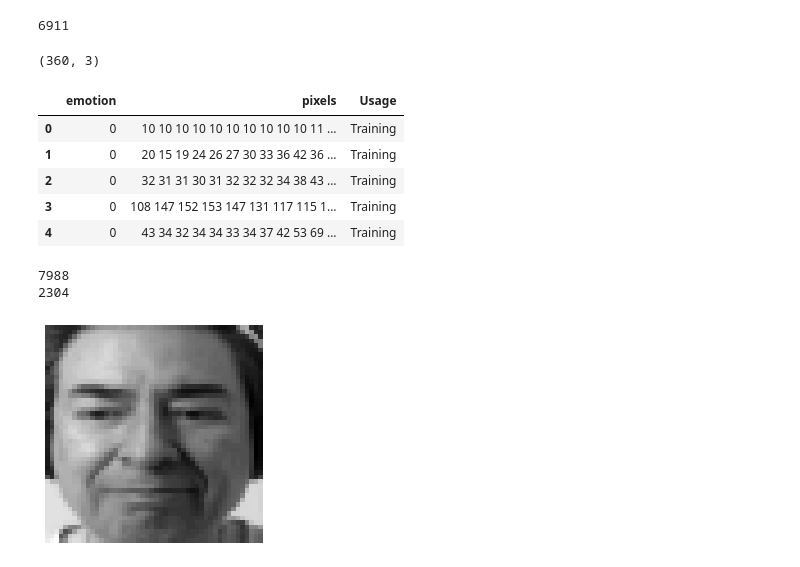
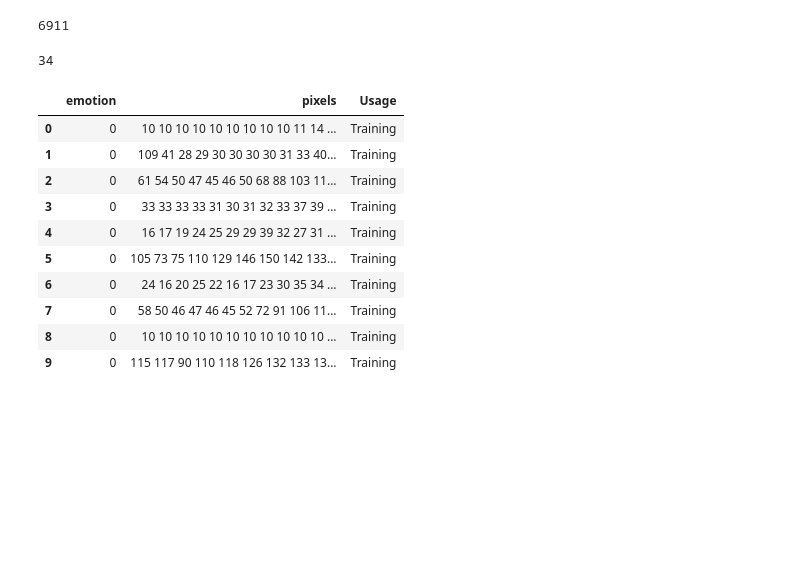
Before and after one commit to chacoff/EmotionsDetector, a Jupyter notebook: Dataset_Addon.ipynb, the cells around one changed output. Drawn from its saved outputs; the diff is of its cells as text; code cells hidden in the pictures; blank space fills up the shorter version.

```diff
--- a/Dataset_Addon.ipynb
+++ b/Dataset_Addon.ipynb
@@ -53,7 +53,7 @@ modelPath = os.path.join('models', 'res10_300x300_ssd_iter_140000.caffemodel')
 detector = cv2.dnn.readNetFromCaffe(protoPath, modelPath)
 threshold = 0.45  # to filter out week face detections
 px_filter = 15  # size filter to ensure a sufficiently large face
-divider = 100  # every 100 fps (iterations) we save and c comes back to zero and then to start the counting again
+divider = 1000  # every 100 fps (iterations) we save and c comes back to zero and then to start the counting again
 # %%
 VID = os.path.join('media', 'recording.avi')
 webcam = cv2.VideoCapture(VID)
@@ -71,6 +71,7 @@ while True:
         break
 
     if c%divider==0:  # c comes back to zero and then to start the counting again from 1
+
         frame = cv2.normalize(frame, None, 10, 245, cv2.NORM_MINMAX)
         (h_frame, w_frame) = frame.shape[:2]
 
@@ -79,13 +80,12 @@ while True:
         detections = detector.forward()
 
         for i in range(0, detections.shape[2]):
-
             confidence = detections[0, 0, i, 2]
 
             if confidence > threshold:
                 box = detections[0, 0, i, 3:7] * np.array([w_frame, h_frame, w_frame, h_frame])
                 (startX, startY, endX, endY) = box.astype("int")  # x, y coordinates of the bounding box for the face
-                (startX, startY, endX, endY) = (5+startX, 5+startY, 5+endX, 5+endY)  # offset for classification
+                (startX, startY, endX, endY) = (6+startX, 6+startY, 6+endX, 6+endY)  # offset for classification
 
                 face = frame[startY:endY, startX:endX]
                 face = cv2.resize(face, (300, 300), interpolation=cv2.INTER_AREA)
@@ -107,7 +107,7 @@ while True:
                 emos.append('0')  # temporary emotion
                 Usage.append('Training')  # all for training
 
-                n2 = os.path.join('fer2013', 'us', str(i)+'_'+str(int(fps))+'_48.jpg')
+                n2 = os.path.join('fer2013', 'us', str(i)+'_'+str(int(fps))+'.jpg')
                 cv2.imwrite(n2, gray48)
     c+=1
 
@@ -124,36 +124,25 @@ print(len(vectors[0]))
 # print(vectors[0])
 # %% [output]
 6911
-# %%
-addon = {
-    'emotion': emos,
-    'pixels': vectors,
-    'Usage': Usage,
-}
-addon_data = pd.DataFrame.from_dict(addon)
-print(addon_data.shape)
-addon_data.head()
-# %% [output]
-(360, 3)
-|  | emotion | pixels | Usage |
-| 0 | 0 | 10 10 10 10 10 10 10 10 10 10 11 ... | Training |
-| 1 | 0 | 20 15 19 24 26 27 30 33 36 42 36 ... | Training |
-| 2 | 0 | 32 31 31 30 31 32 32 32 34 38 43 ... | Training |
-| 3 | 0 | 108 147 152 153 147 131 117 115 1... | Training |
-| 4 | 0 | 43 34 32 34 34 33 34 37 42 53 69 ... | Training |
-# %%
-lin = addon_data['pixels'][84]
-print(len(lin))
-img_dt = np.asarray([int(x) for x in lin.split()])  # numpy array
-print(len(img_dt))
-im = img_dt.reshape((48,48)).astype('uint8')  # 2-d numpy array
-# img = cv2.bitwise_not(img)  # w&b bitwise inverted or do not multiply by 255
-
-# print(f'ID:{id} \n{clases[clase]}')
-plt.imshow(im, cmap='gray', interpolation='nearest')
-plt.axis('off')
-plt.show()
-# %% [output]
-7988
-2304
-[figure, removed]
+# %%
+addon = {
+    'emotion': emos,
+    'pixels': vectors,
+    'Usage': Usage,
+}
+addon_data = pd.DataFrame.from_dict(addon)
+print(addon_data.shape[0])
+addon_data.head(10)
+# %% [output]
+34
+|  | emotion | pixels | Usage |
+| 0 | 0 | 10 10 10 10 10 10 10 10 10 11 14 ... | Training |
+| 1 | 0 | 109 41 28 29 30 30 30 30 31 33 40... | Training |
+| 2 | 0 | 61 54 50 47 45 46 50 68 88 103 11... | Training |
+| 3 | 0 | 33 33 33 33 31 30 31 32 33 37 39 ... | Training |
+| 4 | 0 | 16 17 19 24 25 29 29 39 32 27 31 ... | Training |
+| 5 | 0 | 105 73 75 110 129 146 150 142 133... | Training |
+| 6 | 0 | 24 16 20 25 22 16 17 23 30 35 34 ... | Training |
+| 7 | 0 | 58 50 46 47 46 45 52 72 91 106 11... | Training |
+| 8 | 0 | 10 10 10 10 10 10 10 10 10 10 10 ... | Training |
+| 9 | 0 | 115 117 90 110 118 126 132 133 13... | Training |
```
Also changed, not shown: parts of 11 cells of this notebook.
